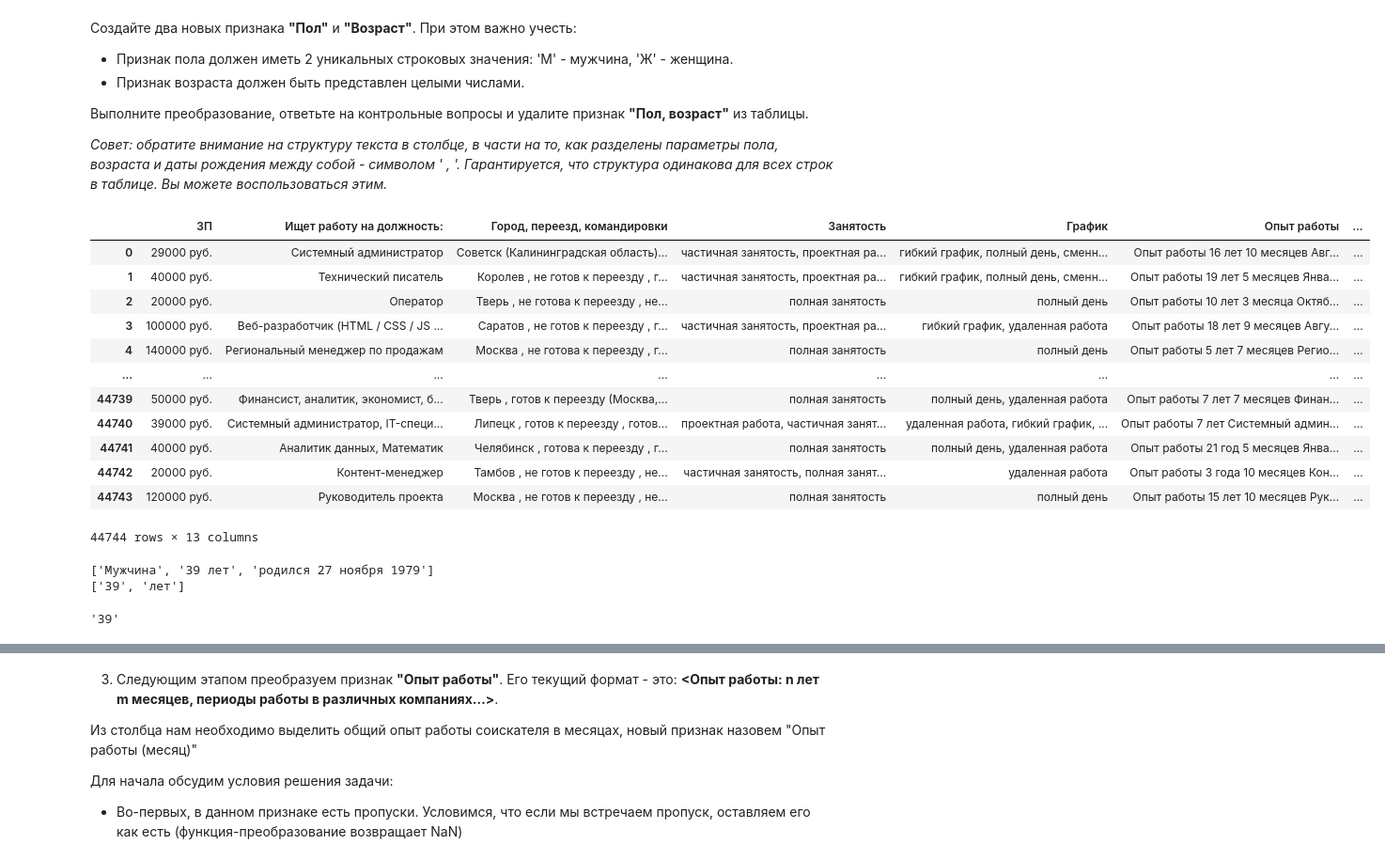
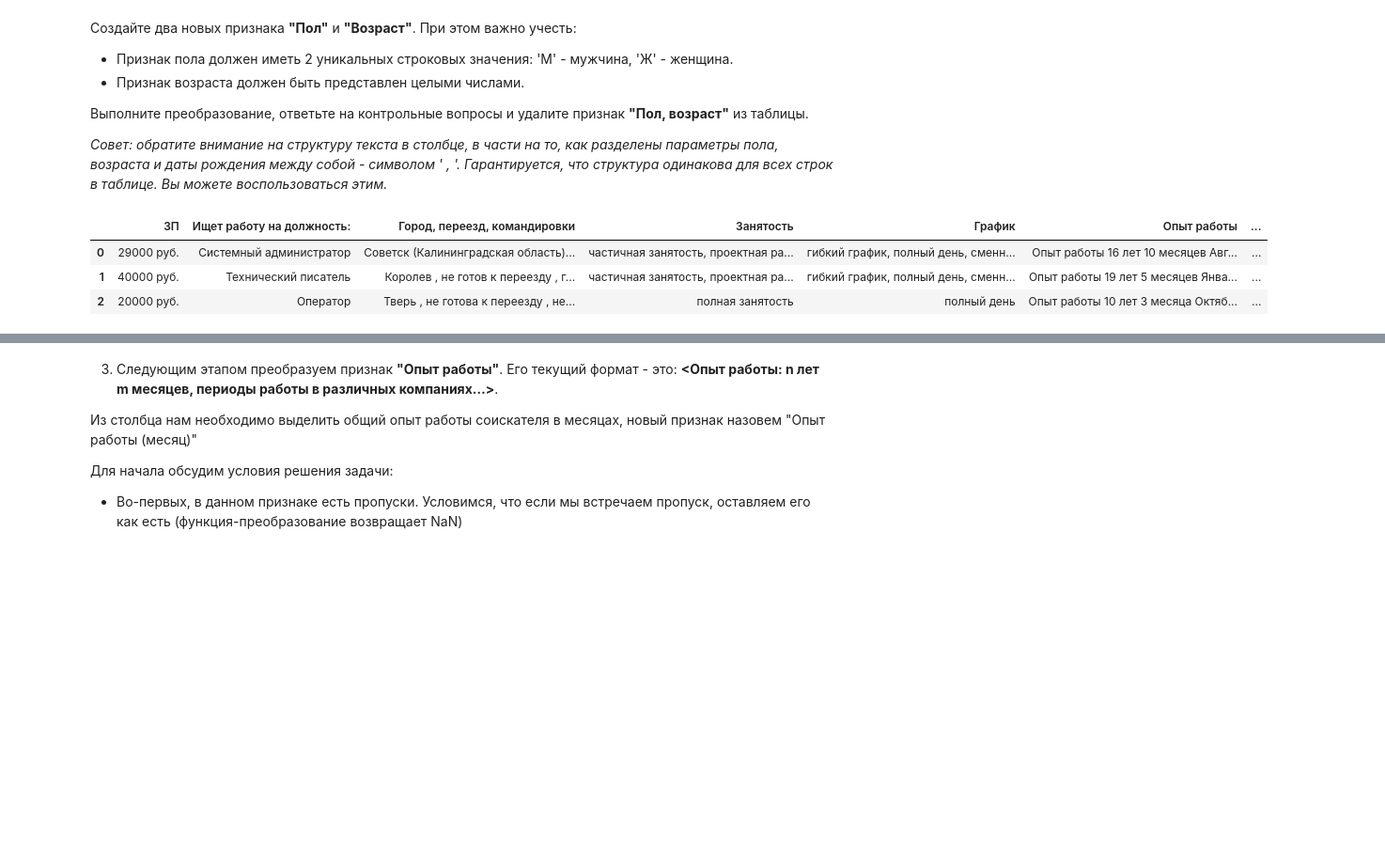
Before and after one commit to Elancinos/SF_DS_COURSE, a Jupyter notebook: Project_1/Project-1._Ноутбук-шаблон.ipynb, the cells around one changed output, grey strips where cells are left out. Shown at 94% size. Drawn from its saved outputs; the diff is of its cells as text; code cells hidden in the pictures; blank space fills up the shorter version.

```diff
--- a/Project_1/Project-1._Ноутбук-шаблон.ipynb
+++ b/Project_1/Project-1._Ноутбук-шаблон.ipynb
@@ -120,15 +120,16 @@ def edu_transf(table_string):
 
     return return_list.strip()
 
-# Применяем функцию и удаляем лишний столбец
-hh_data['Образование'] = hh_data['Образование и ВУЗ'].apply(edu_transf)
+# Применяем функцию и удаляем лишний столбец.
+# Сразу преобразую столбец в категориальный.
+hh_data['Образование'] = hh_data['Образование и ВУЗ'].apply(edu_transf).astype('category')
 hh_data = hh_data.drop('Образование и ВУЗ', axis=1)
 
 # Проверяем результат
-display(hh_data['Образование'].unique())
-display(hh_data.head())
+print('Уникальных значений в столбце "образование":',
+      len(hh_data['Образование'].unique()))
+# По заданию их 4-«высшее», «неоконченное
+# высшее», «среднее специальное» и «среднее»
 
-# Контрольное задание 3.1
-print('Соискателей со средним уровнем образования:',
-      hh_data[hh_data['Образование'] == 'Среднее'].shape[0])
+display(hh_data.head(3))
 # %% [output]
@@ -158,53 +162,59 @@ array(['Неоконченное высшее', 'Высшее', 'Среднее
 # %%
 #ваш код здесь
 
 def get_gender(table_string):
+    """Функция для конвертации строки с возрастом
+    и полом в строку с полом по типу, где "Ж" -
+    женщина, "М" - мужчина"
 
+    Args:
+        table_string (str): Строка из столбца
+        "Пол, возраст".
+
+    Returns:
+        str: Пол
+    """
     word_list = table_string.split(' , ')
     gender = word_list[0]
 
     if gender == 'Мужчина':
         return 'М'
     else:
         return 'Ж'
 
+
 def get_age(table_string):
+    """Функция для конвертации строки с возрастом
+    и полом в целочисленное значение возраста.
 
+    Args:
+        table_string (str): Строка из столбца
+        "Пол, возраст".
+
+    Returns:
+        int: Возраст
+    """
+    # В полученной строке, а также во всех остальных
+    # строках столбца затесался двойной пробел (???).
+    # Убираем его.
+    table_string = table_string.replace('  ', ' ')
     word_list = table_string.split(' , ')
     age = word_list[1].split(' ')
-    return age[0]
+    return int(age[0])
 
-hh_data['Пол'] = hh_data['Пол, возраст'].apply(get_gender)
+# Преобразуем и добавим пол и возраст в отдельные
+# столбцы. Тип данных для пола - категориальный,
+# для возраста - пока стандартно (на случай выбросов).
+hh_data['Пол'] = hh_data['Пол, возраст'].apply(get_gender).astype('category')
 hh_data['Возраст'] = hh_data['Пол, возраст'].apply(get_age)
 
+# Удалим столбец-прородитель за ненадобностью
 hh_data = hh_data.drop('Пол, возраст', axis=1)
 
-display(hh_data)
+# Проверим результат
+display(hh_data.head(3))
 # %% [output]
 |  | ЗП | Ищет работу на должность: | Город, переезд, командировки | Занятость | График | Опыт работы | ... |
 | 0 | 29000 руб. | Системный администратор | Советск (Калининградская область)... | частичная занятость, проектная ра... | гибкий график, полный день, сменн... | Опыт работы 16 лет 10 месяцев Авг... | ... |
 | 1 | 40000 руб. | Технический писатель | Королев , не готов к переезду , г... | частичная занятость, проектная ра... | гибкий график, полный день, сменн... | Опыт работы 19 лет 5 месяцев Янва... | ... |
 | 2 | 20000 руб. | Оператор | Тверь , не готова к переезду , не... | полная занятость | полный день | Опыт работы 10 лет 3 месяца Октяб... | ... |
-| 3 | 100000 руб. | Веб-разработчик (HTML / CSS / JS ... | Саратов , не готов к переезду , г... | частичная занятость, проектная ра... | гибкий график, удаленная работа | Опыт работы 18 лет 9 месяцев Авгу... | ... |
-| 4 | 140000 руб. | Региональный менеджер по продажам | Москва , не готова к переезду , г... | полная занятость | полный день | Опыт работы 5 лет 7 месяцев Регио... | ... |
-| ... | ... | ... | ... | ... | ... | ... | ... |
-| 44739 | 50000 руб. | Финансист, аналитик, экономист, б... | Тверь , готов к переезду (Москва,... | полная занятость | полный день, удаленная работа | Опыт работы 7 лет 7 месяцев Финан... | ... |
-| 44740 | 39000 руб. | Системный администратор, IT-специ... | Липецк , готов к переезду , готов... | проектная работа, частичная занят... | удаленная работа, гибкий график, ... | Опыт работы 7 лет Системный админ... | ... |
-| 44741 | 40000 руб. | Аналитик данных, Математик | Челябинск , готова к переезду , г... | полная занятость | полный день, удаленная работа | Опыт работы 21 год 5 месяцев Янва... | ... |
-| 44742 | 20000 руб. | Контент-менеджер | Тамбов , не готов к переезду , не... | частичная занятость, полная занят... | удаленная работа | Опыт работы 3 года 10 месяцев Кон... | ... |
-| 44743 | 120000 руб. | Руководитель проекта | Москва , не готов к переезду , не... | полная занятость | полный день | Опыт работы 15 лет 10 месяцев Рук... | ... |
-44744 rows × 13 columns
-# %%
-def get_age(table_string):
-
-    word_list = table_string.split(' , ')
-    print(word_list)
-    age = word_list[1].split(' ')
-    print(age)
-    return age[0]
-
-get_age('Мужчина , 39 лет , родился 27 ноября 1979')
-# %% [output]
-['Мужчина', '39 лет', 'родился 27 ноября 1979']
-['39', 'лет']
-'39'
```
Also changed, not shown: parts of 12 cells of this notebook.
